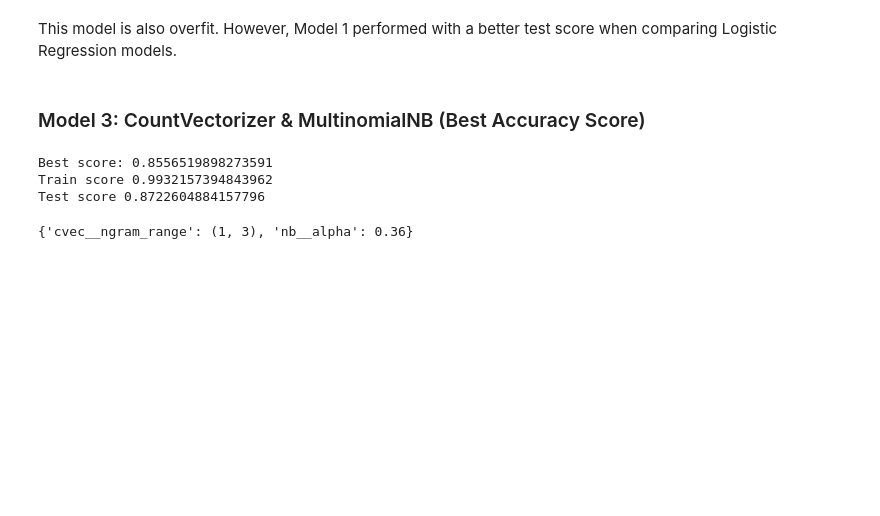
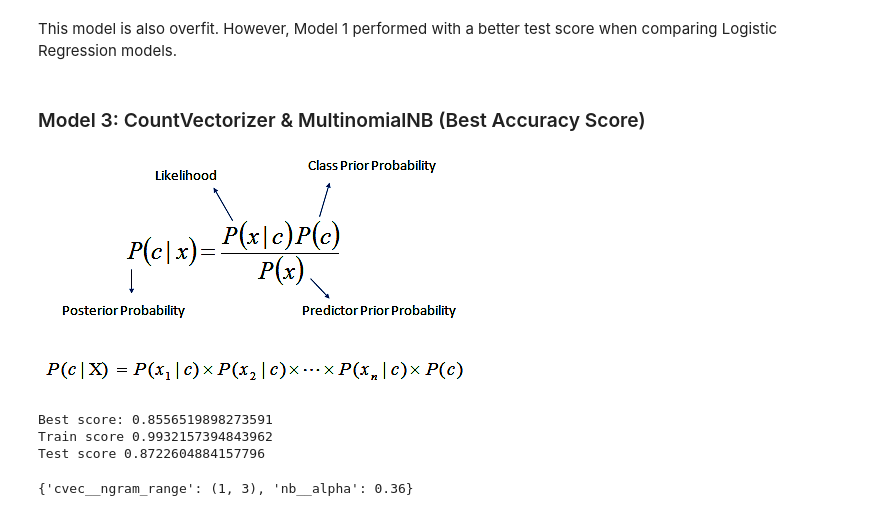
Before and after one commit to ShubhiKhanna/Fake-News, a Jupyter notebook: FakeNews_NLP_Onion.ipynb, the cells around one changed output. Drawn from its saved outputs; the diff is of its cells as text; code cells hidden in the pictures; blank space fills up the shorter version.

```diff
--- a/FakeNews_NLP_Onion.ipynb
+++ b/FakeNews_NLP_Onion.ipynb
@@ -709,6 +722,10 @@ Test score 0.8389167188478397
 This model is also overfit. However, Model 1 performed with a better test score when comparing Logistic Regression models.
 # %% [markdown]
 ### Model 3: CountVectorizer & MultinomialNB (Best Accuracy Score)
+# %%
+Image("nb.png")
+# %% [output]
+[figure, added]
 # %%
 pipe = Pipeline([('cvec', CountVectorizer()),
                  ('nb', MultinomialNB())])
```
Also changed, not shown: parts of 8 cells of this notebook.
